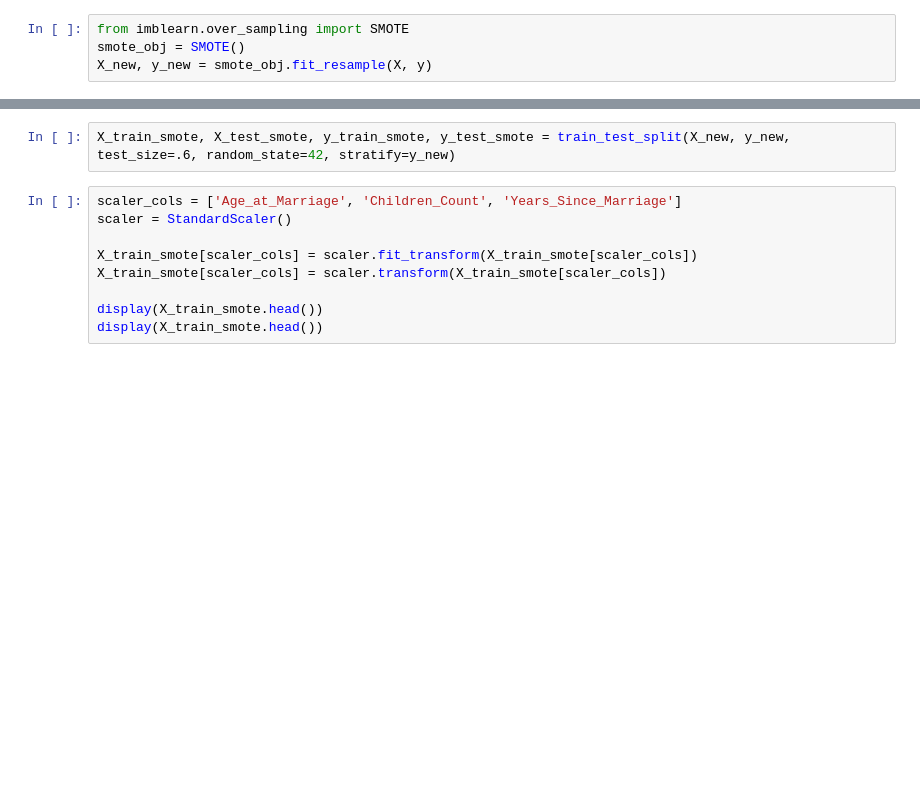
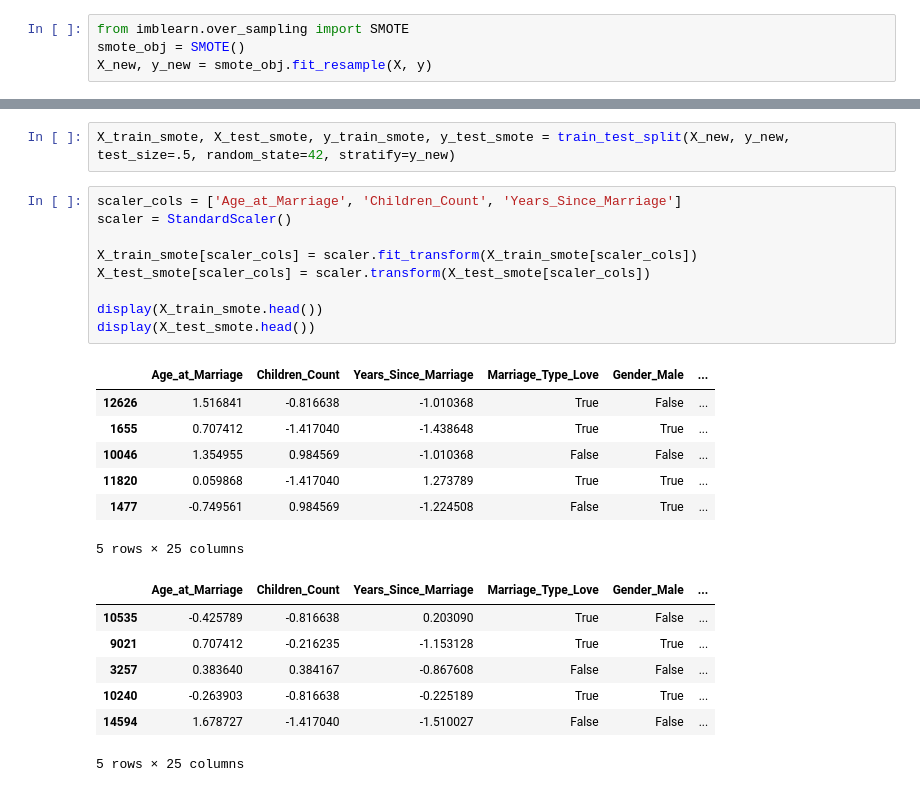
Before and after one commit to yelisetti/SEIS763FinalProject, a Jupyter notebook: Project.ipynb, the cells around one changed output, grey strips where cells are left out. Drawn from its saved outputs; the diff is of its cells as text; blank space fills up the shorter version.

```diff
--- a/Project.ipynb
+++ b/Project.ipynb
@@ -81,11 +265,26 @@ display(indices)
 # %%
-X_train_smote, X_test_smote, y_train_smote, y_test_smote = train_test_split(X_new, y_new, test_size=.6, random_state=42, stratify=y_new)
+X_train_smote, X_test_smote, y_train_smote, y_test_smote = train_test_split(X_new, y_new, test_size=.5, random_state=42, stratify=y_new)
 # %%
 scaler_cols = ['Age_at_Marriage', 'Children_Count', 'Years_Since_Marriage']
 scaler = StandardScaler()
 
 X_train_smote[scaler_cols] = scaler.fit_transform(X_train_smote[scaler_cols])
-X_train_smote[scaler_cols] = scaler.transform(X_train_smote[scaler_cols])
+X_test_smote[scaler_cols] = scaler.transform(X_test_smote[scaler_cols])
 
 display(X_train_smote.head())
-display(X_train_smote.head())
+display(X_test_smote.head())
+# %% [output]
+|  | Age_at_Marriage | Children_Count | Years_Since_Marriage | Marriage_Type_Love | Gender_Male | ... |
+| 12626 | 1.516841 | -0.816638 | -1.010368 | True | False | ... |
+| 1655 | 0.707412 | -1.417040 | -1.438648 | True | True | ... |
+| 10046 | 1.354955 | 0.984569 | -1.010368 | False | False | ... |
+| 11820 | 0.059868 | -1.417040 | 1.273789 | True | True | ... |
+| 1477 | -0.749561 | 0.984569 | -1.224508 | False | True | ... |
+5 rows × 25 columns
+|  | Age_at_Marriage | Children_Count | Years_Since_Marriage | Marriage_Type_Love | Gender_Male | ... |
+| 10535 | -0.425789 | -0.816638 | 0.203090 | True | False | ... |
+| 9021 | 0.707412 | -0.216235 | -1.153128 | True | True | ... |
+| 3257 | 0.383640 | 0.384167 | -0.867608 | False | False | ... |
+| 10240 | -0.263903 | -0.816638 | -0.225189 | True | True | ... |
+| 14594 | 1.678727 | -1.417040 | -1.510027 | False | False | ... |
+5 rows × 25 columns
```
Also changed, not shown: parts of 27 cells of this notebook.
